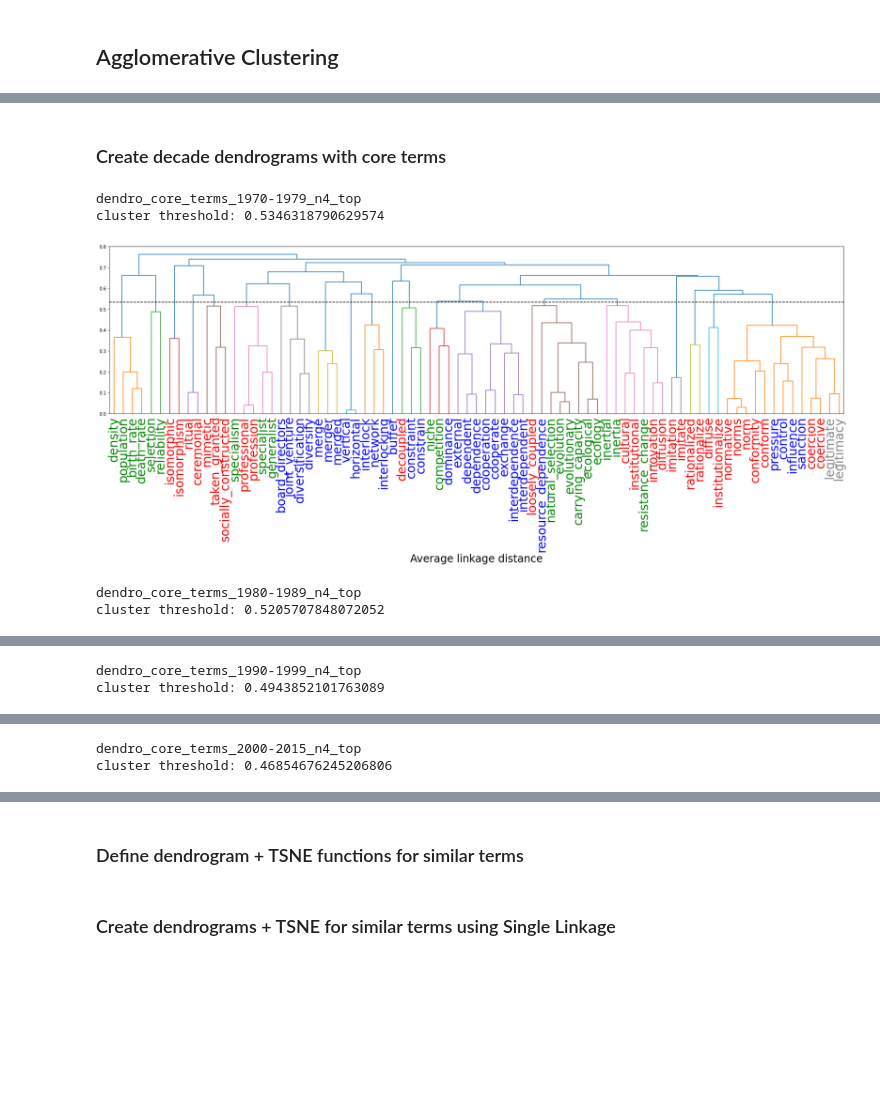
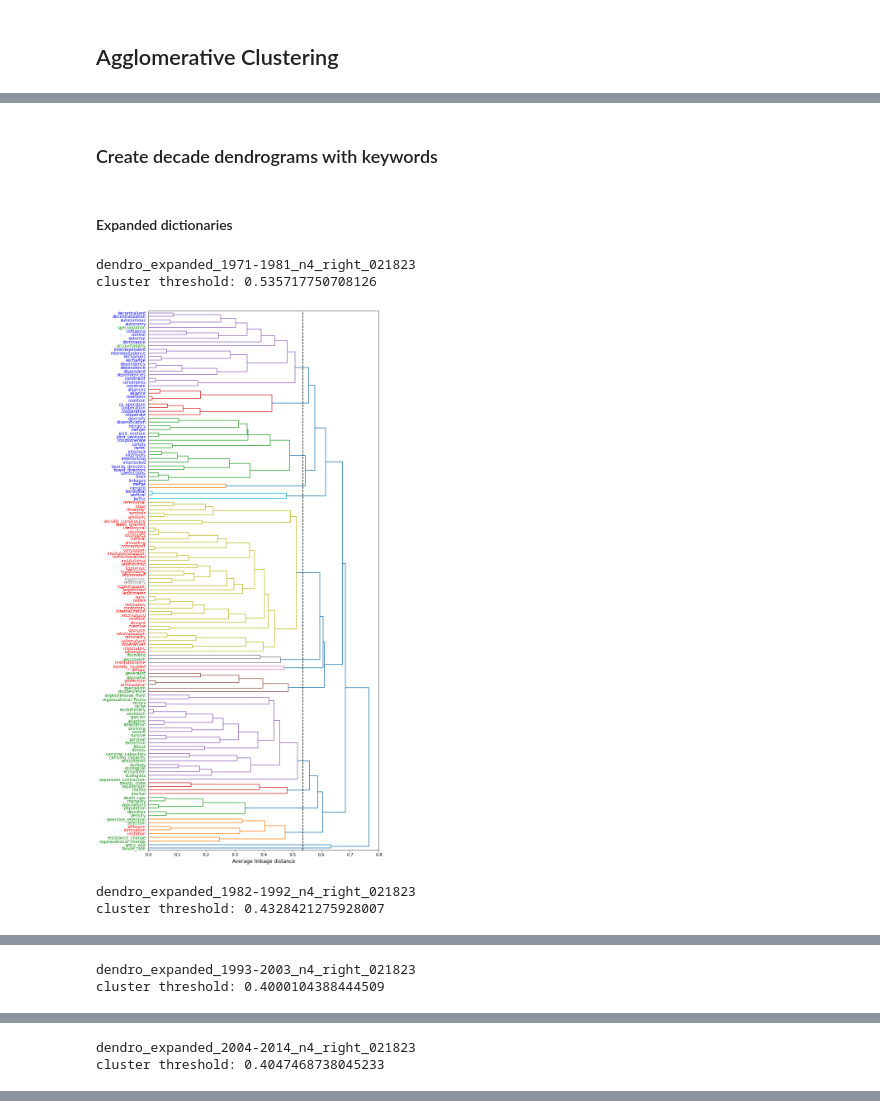
Before and after one commit to h2researchgroup/embeddings, a Jupyter notebook: clustering/hierarchical_by_decade.ipynb, the cells around one changed output, grey strips where cells are left out. Cells and saved outputs as stored; diff of their text form; code cells hidden in the pictures; blank space fills up the shorter version.

Commit message:
clean up dendrogram notebook

```diff
--- a/clustering/hierarchical_by_decade.ipynb
+++ b/clustering/hierarchical_by_decade.ipynb
@@ -213,14 +201,18 @@ def cluster_and_visualize(model,
                     orientation=orientation)
                     #color_threshold=0.7)
 # %%
-def core_term_dendro(model,
-                     decade,
-                     n_clusters=4,
-                     orientation='top',
-                     save_plot=None):
+def make_dendrogram(model,
+                    decade,
+                    dict_type:str,
+                    color_map:dict,
+                    unique_terms:set,
+                    n_clusters=4,
+                    orientation='top',
+                    save_plot=None):
 
     # make plot/file title and print
-    title = f'dendro_core_terms_{decade}_n{n_cluster}_{orientation}' #f'Dendrogram of Core Terms from {decade} with n={n_cluster}'
+    thisday = date.today().strftime("%m%d%y") # get current date
+    title = f'dendro_{dict_type}_{decade}_n{n_clusters}_{orientation}_{thisday}' #f'Dendrogram of Core Terms from {decade} with n={n_clusters}'
     print(title)
     if save_plot:
         save_plot = title
@@ -229,9 +221,9 @@ def core_term_dendro(model,
     if orientation == 'right':
         xrange=(0, 0.8)
         yrange=None
-        figsize=(10, 20)
+        figsize=(10, 24)
         leaf_rotation=0
-        leaf_font_size=12
+        leaf_font_size=10
         orientation='right'
     elif orientation == 'top':
         xrange=None
@@ -246,8 +238,8 @@ def core_term_dendro(model,
                           title=None, #title
                           linkage='average',
                           affinity='precomputed',
-                          label_filter=lambda x: x in all_core,
-                          color_map=all_color_map,
+                          label_filter=lambda x: x in unique_terms,
+                          color_map=color_map,
                           xrange=xrange,
                           yrange=yrange,
                           figsize=figsize,
@@ -259,19 +297,27 @@ def core_term_dendro(model,
 # %% [markdown]
-### Create decade dendrograms with core terms
+### Create decade dendrograms with keywords
+# %% [markdown]
+#### Expanded dictionaries
 # %%
-orientation = 'top' # define dendrogram orientation: labels below ('top') or to left ('right') of dendrogram
+orientation = 'right' # define dendrogram orientation: labels below ('top') or to left ('right') of dendrogram
 
 for model, decade in zip(models, decades):
     print('\n\n')
-    for n_cluster in [4]: #[4, 6, 8, 10]:
-        core_term_dendro(model,
-                         decade,
-                         n_cluster,
-                         orientation = orientation,
-                         save_plot=True)
+
+    # Get list of words and color map
+    all_dicts, all_color_map = load_dicts(decade)
+
+    # Prepare and save dendrogram
+    make_dendrogram(model = model,
+                    decade = decade,
+                    dict_type = 'expanded',
+                    orientation = orientation,
+                    save_plot = True,
+                    color_map = all_color_map,
+                    unique_terms = all_dicts)
 # %% [output]
-dendro_core_terms_1970-1979_n4_top
-cluster threshold: 0.5346318790629574
+dendro_expanded_1971-1981_n4_right_021823
+cluster threshold: 0.535717750708126
-[figure, old version]
+[figure, new version]
-dendro_core_terms_1980-1989_n4_top
-cluster threshold: 0.5205707848072052
+dendro_expanded_1982-1992_n4_right_021823
+cluster threshold: 0.4328421275928007
@@ -279,2 +325,2 @@ cluster threshold: 0.5205707848072052
-dendro_core_terms_1990-1999_n4_top
-cluster threshold: 0.4943852101763089
+dendro_expanded_1993-2003_n4_right_021823
+cluster threshold: 0.4000104388444509
@@ -282,2 +328,2 @@ cluster threshold: 0.4943852101763089
-dendro_core_terms_2000-2015_n4_top
-cluster threshold: 0.46854676245206806
+dendro_expanded_2004-2014_n4_right_021823
+cluster threshold: 0.4047468738045233
@@ -284,2 +330,0 @@ cluster threshold: 0.46854676245206806
-# %% [markdown]
-### Define dendrogram + TSNE functions for similar terms
@@ -386,2 +330,0 @@ def show_tsne(model, words, title='T-SNE', core_words=(), color_map={}):
-# %% [markdown]
-### Create dendrograms + TSNE for similar terms using Single Linkage
```
Also changed, not shown: parts of 36 cells of this notebook, 40 other files.
